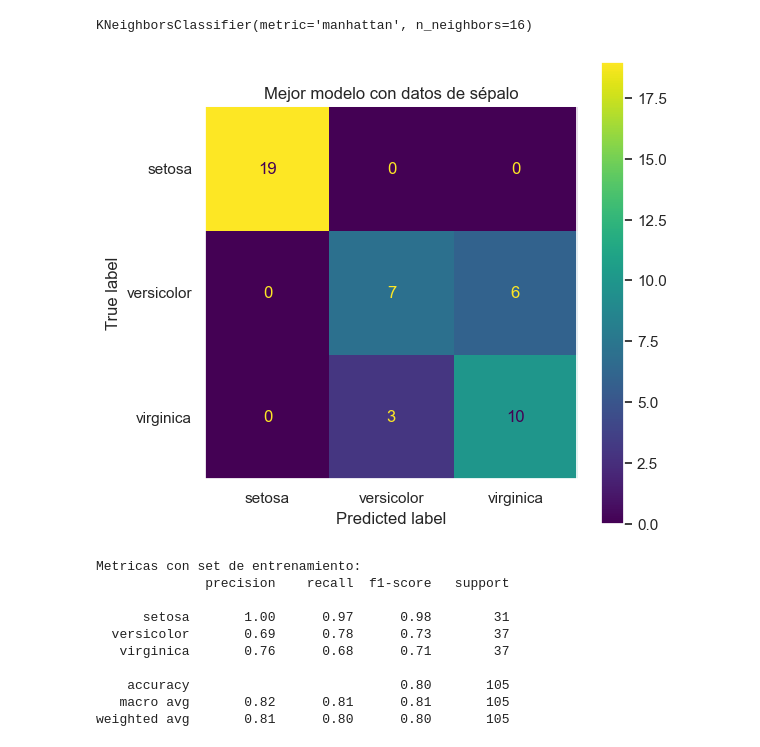
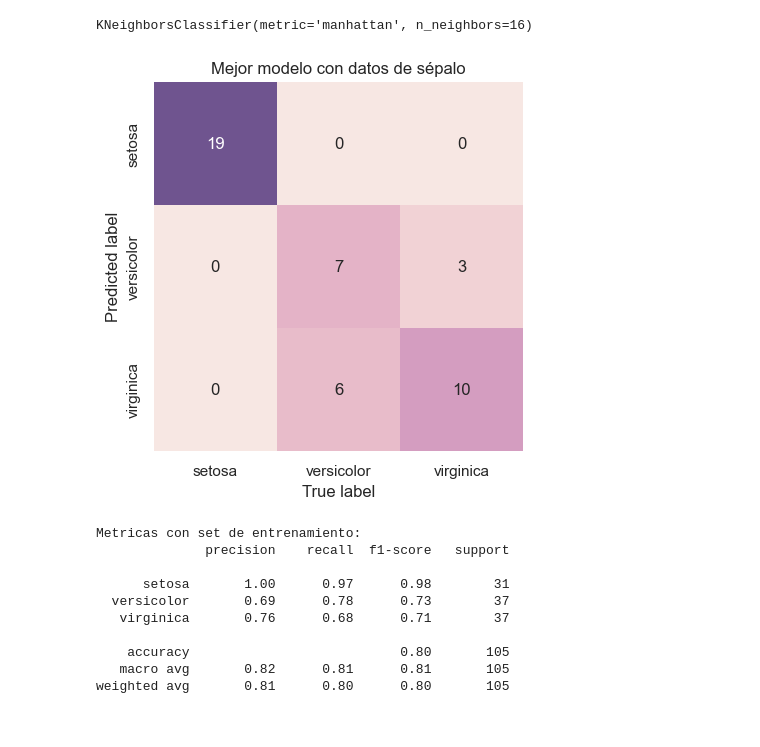
Before and after one commit to facundolucianna/Apre_Aut_CEIoT, a Jupyter notebook: clase5/jupyter_notebooks/clasificacion.ipynb, the cells around one changed output. Cells and saved outputs as stored; diff of their text form; code cells hidden in the pictures.

```diff
--- a/clase5/jupyter_notebooks/clasificacion.ipynb
+++ b/clase5/jupyter_notebooks/clasificacion.ipynb
@@ -262,16 +261,16 @@ y_best_pred_train = classifier_best_knn.predict(X_train_sepal)
 y_best_pred_test = classifier_best_knn.predict(X_test_sepal)
 
 cm_best_sepal = confusion_matrix(y_test, y_best_pred_test)
-# %%
-disp = ConfusionMatrixDisplay(confusion_matrix=cm_best_sepal,
-                              display_labels=classifier_best_knn.classes_)
-
-fig, ax = plt.subplots(figsize=(6,6))
-ax.grid(False)
-disp.plot(ax=ax)
-ax.set_title("Mejor modelo con datos de sépalo");
-# %% [output]
-[figure, removed]
+# %%
+sns.heatmap(cm_best_sepal.T, square=True, annot=True, fmt='d', cbar=False,
+            cmap=sns.cubehelix_palette(as_cmap=True, gamma=.5),
+            xticklabels=classifier_best_knn.classes_,
+            yticklabels=classifier_best_knn.classes_)
+plt.title("Mejor modelo con datos de sépalo");
+plt.xlabel('True label')
+plt.ylabel('Predicted label');
+# %% [output]
+[figure, added]
 # %%
 print("Metricas con set de entrenamiento:")
 print(classification_report(y_train, y_best_pred_train, target_names=classifier_best_knn.classes_))
```
Also changed, not shown: parts of 11 cells of this notebook.
